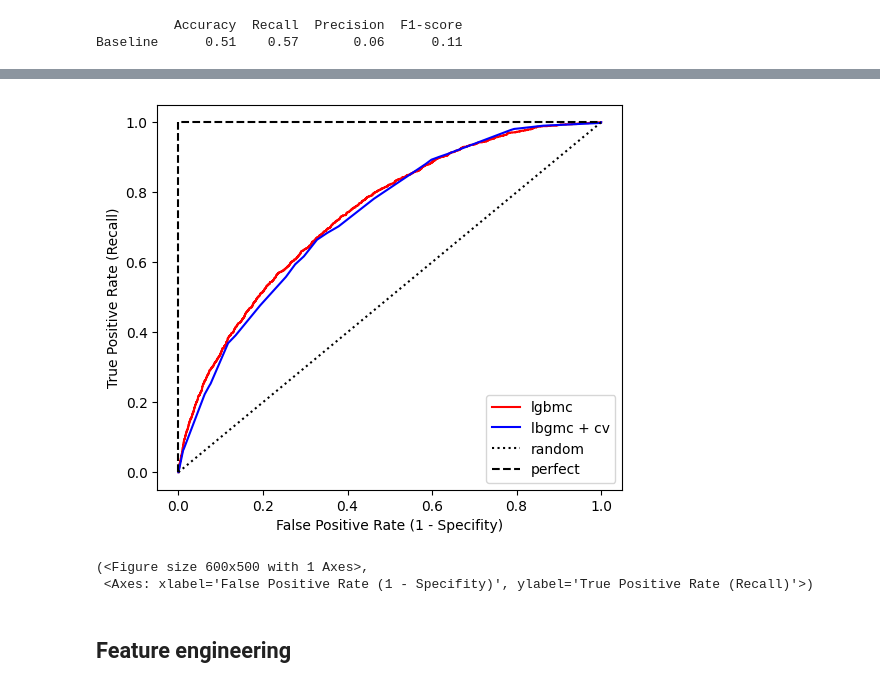
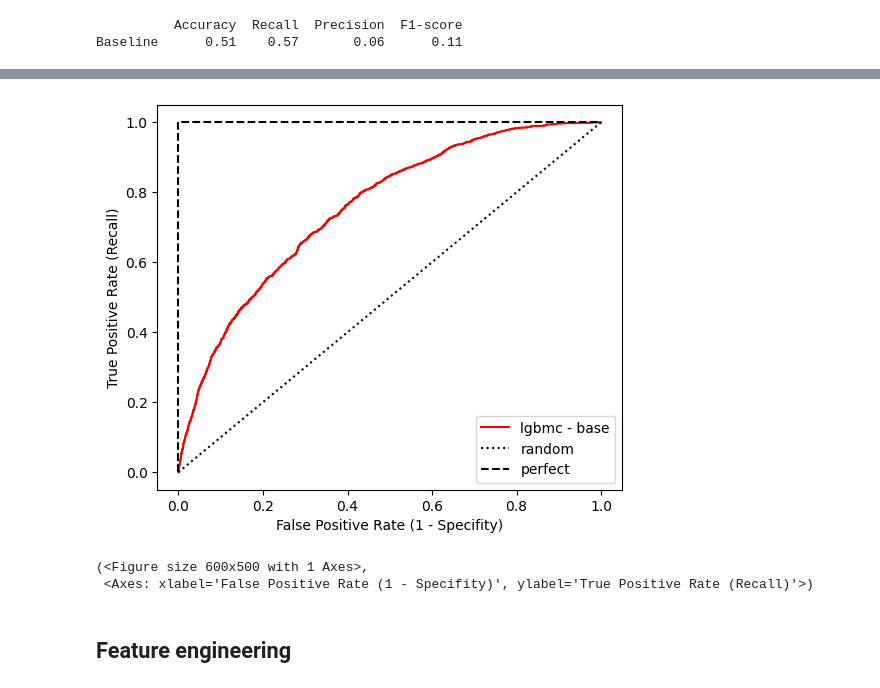
Before and after one commit to sergio-sanz-rodriguez/Fraud-Detection-ML, a Jupyter notebook: Fraud_Detection_modeling.ipynb, the cells around one changed output, grey strips where cells are left out. Drawn from its saved outputs; the diff is of its cells as text; code cells hidden in the pictures.

Commit message:
Added Sergio's last model comparison notebook

```diff
--- a/Fraud_Detection_modeling.ipynb
+++ b/Fraud_Detection_modeling.ipynb
@@ -383,7 +261,7 @@ def aggregate_by_client_id(invoice_data):
     return pd.merge(df, agg_trans, on='client_id', how='left')#we merge the transaction count df with the counsumption level averages df agg_trans on client_id column
 # %%
 #group invoice data by client_id
-agg_train = aggregate_by_client_id(invoice_train)
+agg_train = aggregate_by_client_id(invoice)
 #this will again compute the mean values of consommation_level_* grouped by client_id, rename the columns to consommation_level_*_mean, count the number of transactions for each client in invoce_data
 #and merge these two sets of data (average consumption levels and transaction counts) into a single df
 # %%
@@ -399,8 +277,8 @@ agg_train.head()
 | 4 | train_Client_1000 | 14 | 663.71 | 104.86 | 117.36 | ... |
 # %%
 #merge aggregate data with client dataset
-train = pd.merge(client_train,agg_train, on='client_id', how='left')
-train.head(10)
+train = pd.merge(client,agg_train, on='client_id', how='left')
+train.head(5)
 # %% [output]
 |  | disrict | client_id | client_catg | region | creation_date | target | 1transactions_count | ... |
 | 0 | 60 | train_Client_0 | 11 | 101 | 31/12/1994 | 0.00 | 35 | ... |
@@ -428,5 +299,5 @@ NameError: name 'train' is not defined
 # %%
-y = train['target']
-X = train.drop('target', axis=1)
+y_base = train['target']
+X_base = train.drop('target', axis=1)
 
-X_train, X_test, y_train, y_test = train_test_split(X, y, test_size=0.2, random_state=42, stratify=y)
+X_train_base, X_test_base, y_train_base, y_test_base = train_test_split(X_base, y_base, test_size=0.2, random_state=RSEED, stratify=y_base)
@@ -611,0 +336,6 @@ roc_auc_score on test set:  0.73
+# %%
+model_lgbmc_base = LGBMClassifier(boosting_type='gbdt', random_state=RSEED, n_jobs=-1, verbosity=-1)
+
+model_lgbmc_base.fit(X_train_base, y_train_base)
+
+predict_and_print_scores(model_lgbmc_base, X_train_base, y_train_base, X_test_base, y_test_base, matrix=False)
@@ -612,9 +358,9 @@ roc_auc_score on test set:  0.73
 # %%
 # Evaluate your model
-model_dic={'lgbmc' : [model_lgbmc, 'r-'], 'lbgmc + cv' : [model_lgbmc_cv, 'b-']}
-plot_roc_curves(model_dic, X_test, y_test)
+model_dic={'lgbmc - base' : [model_lgbmc_base, 'r-']}
+plot_roc_curves(model_dic, X_test_base, y_test_base)
 # %% [output]
-[figure, old version]
+[figure, new version]
 (<Figure size 600x500 with 1 Axes>,
  <Axes: xlabel='False Positive Rate (1 - Specifity)', ylabel='True Positive Rate (Recall)'>)
 # %% [markdown]
```
Also changed, not shown: parts of 75 cells of this notebook.
